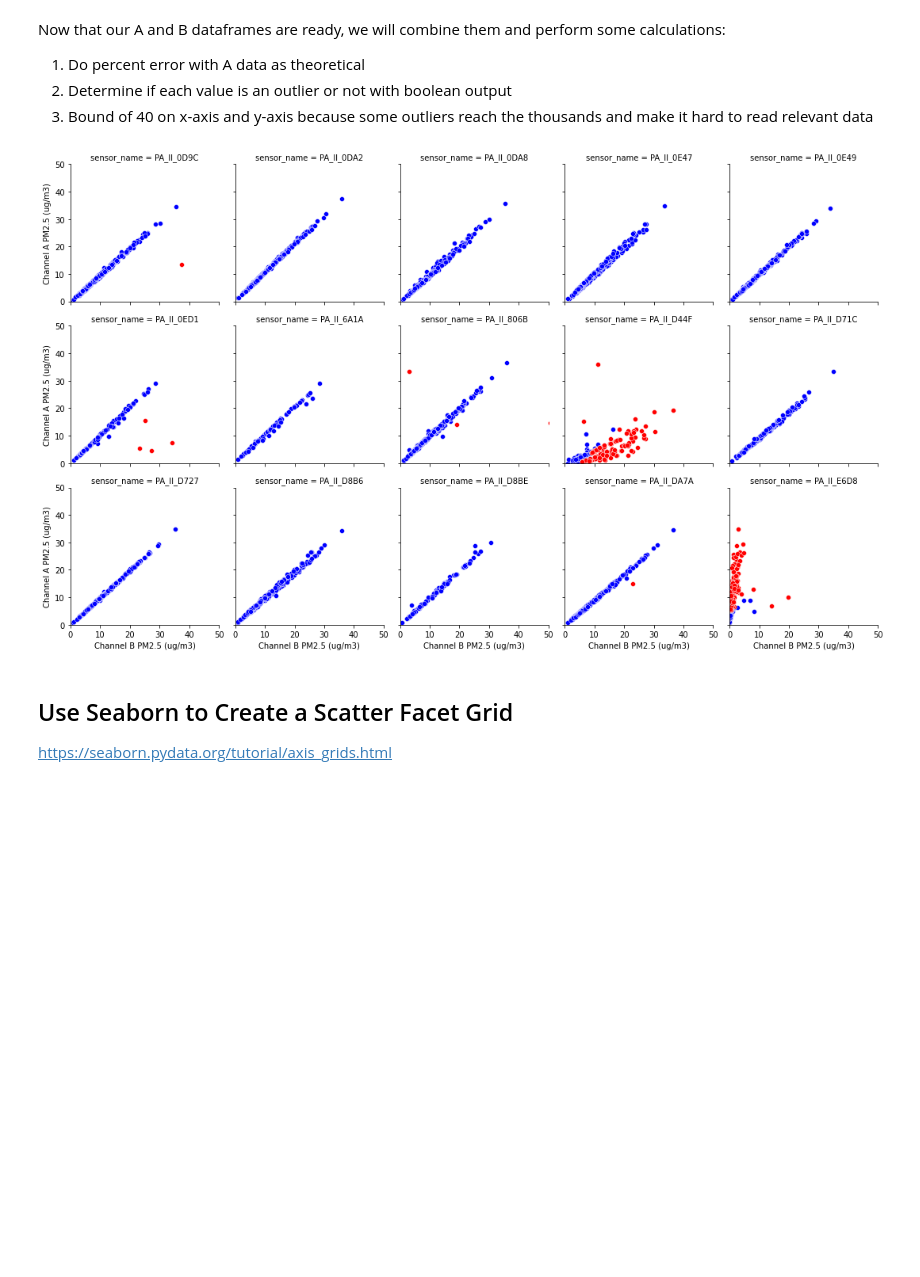
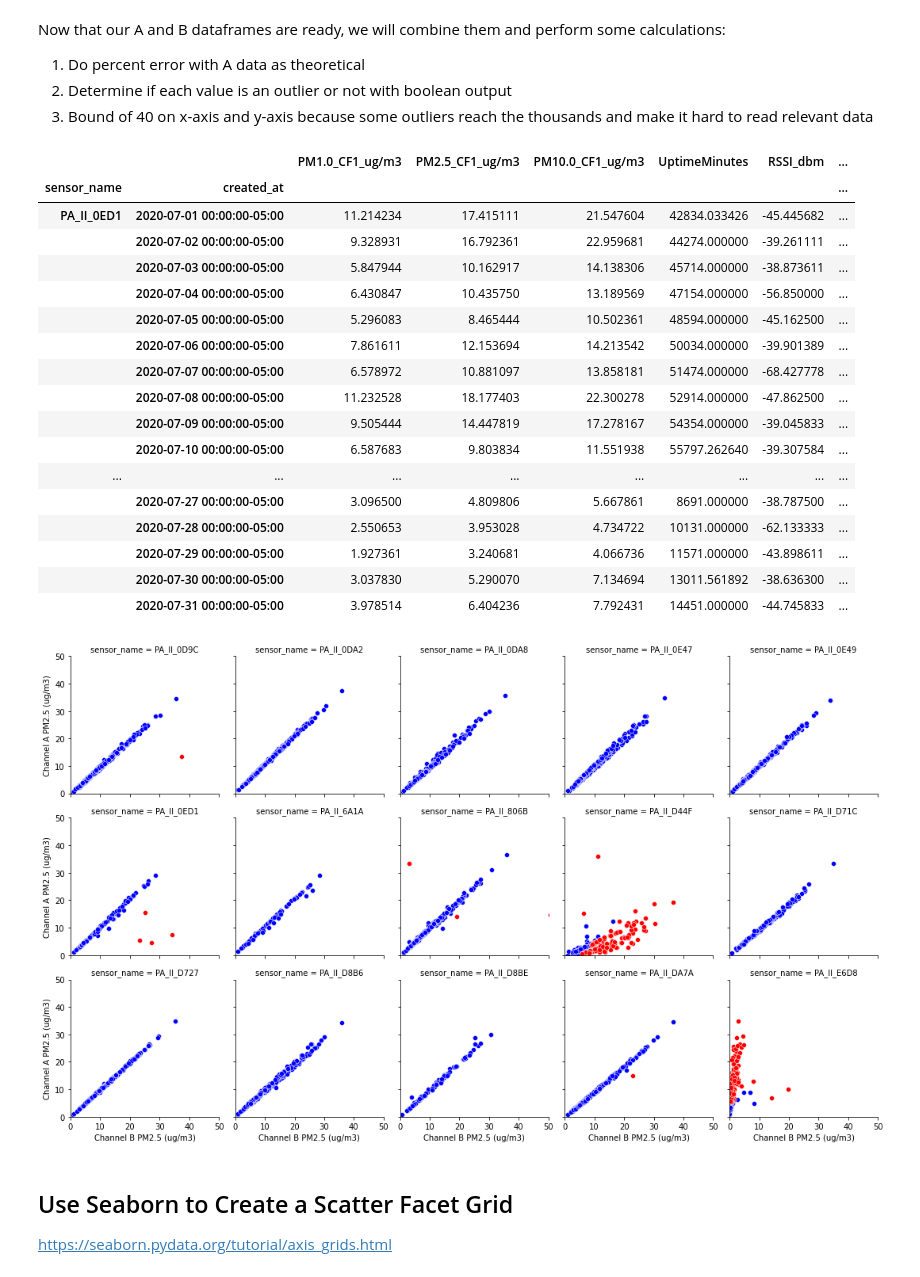
Before and after one commit to intelligent-environments-lab/bleed-orange-measure-purple, a Jupyter notebook: notebooks/3.1-cjl-PA-AB-outliers.ipynb, the cells around one changed output. Drawn from its saved outputs; the diff is of its cells as text; code cells hidden in the pictures; blank space fills up the shorter version.

```diff
--- a/notebooks/3.1-cjl-PA-AB-outliers.ipynb
+++ b/notebooks/3.1-cjl-PA-AB-outliers.ipynb
@@ -77,15 +89,35 @@ def scatter_facet_grid(data,x_col='Channel B PM2.5 (ug/m3)',y_col='Channel A PM2
 # %%
 import matplotlib.pyplot as plt
 def mark_outliers(data):
     diff =  abs(data['Channel A PM2.5 (ug/m3)']-data['Channel B PM2.5 (ug/m3)'])
     pct_error = diff*100/data['Channel A PM2.5 (ug/m3)']
     data['outlier'] = (diff > 5) & (pct_error > 16)
     return data
 
 marked_data = mark_outliers(data)
+
 scatter_facet_grid(marked_data, bound=70)
 plt.savefig('Correlation AB.pdf',dpi=600)
+marked_data.loc[('PA_II_0ED1','2020-07'),]
 # %% [output]
+|  |  | PM1.0_CF1_ug/m3 | PM2.5_CF1_ug/m3 | PM10.0_CF1_ug/m3 | UptimeMinutes | RSSI_dbm | ... |
+| sensor_name | created_at |  |  |  |  |  | ... |
+| PA_II_0ED1 | 2020-07-01 00:00:00-05:00 | 11.214234 | 17.415111 | 21.547604 | 42834.033426 | -45.445682 | ... |
+|  | 2020-07-02 00:00:00-05:00 | 9.328931 | 16.792361 | 22.959681 | 44274.000000 | -39.261111 | ... |
+|  | 2020-07-03 00:00:00-05:00 | 5.847944 | 10.162917 | 14.138306 | 45714.000000 | -38.873611 | ... |
+|  | 2020-07-04 00:00:00-05:00 | 6.430847 | 10.435750 | 13.189569 | 47154.000000 | -56.850000 | ... |
+|  | 2020-07-05 00:00:00-05:00 | 5.296083 | 8.465444 | 10.502361 | 48594.000000 | -45.162500 | ... |
+|  | 2020-07-06 00:00:00-05:00 | 7.861611 | 12.153694 | 14.213542 | 50034.000000 | -39.901389 | ... |
+|  | 2020-07-07 00:00:00-05:00 | 6.578972 | 10.881097 | 13.858181 | 51474.000000 | -68.427778 | ... |
+|  | 2020-07-08 00:00:00-05:00 | 11.232528 | 18.177403 | 22.300278 | 52914.000000 | -47.862500 | ... |
+|  | 2020-07-09 00:00:00-05:00 | 9.505444 | 14.447819 | 17.278167 | 54354.000000 | -39.045833 | ... |
+|  | 2020-07-10 00:00:00-05:00 | 6.587683 | 9.803834 | 11.551938 | 55797.262640 | -39.307584 | ... |
+| ... | ... | ... | ... | ... | ... | ... | ... |
+|  | 2020-07-27 00:00:00-05:00 | 3.096500 | 4.809806 | 5.667861 | 8691.000000 | -38.787500 | ... |
+|  | 2020-07-28 00:00:00-05:00 | 2.550653 | 3.953028 | 4.734722 | 10131.000000 | -62.133333 | ... |
+|  | 2020-07-29 00:00:00-05:00 | 1.927361 | 3.240681 | 4.066736 | 11571.000000 | -43.898611 | ... |
+|  | 2020-07-30 00:00:00-05:00 | 3.037830 | 5.290070 | 7.134694 | 13011.561892 | -38.636300 | ... |
+|  | 2020-07-31 00:00:00-05:00 | 3.978514 | 6.404236 | 7.792431 | 14451.000000 | -44.745833 | ... |
 [figure]
 # %% [markdown]
 ## Use Seaborn to Create a Scatter Facet Grid
```
Also changed, not shown: parts of 4 cells of this notebook, 1 other file.
